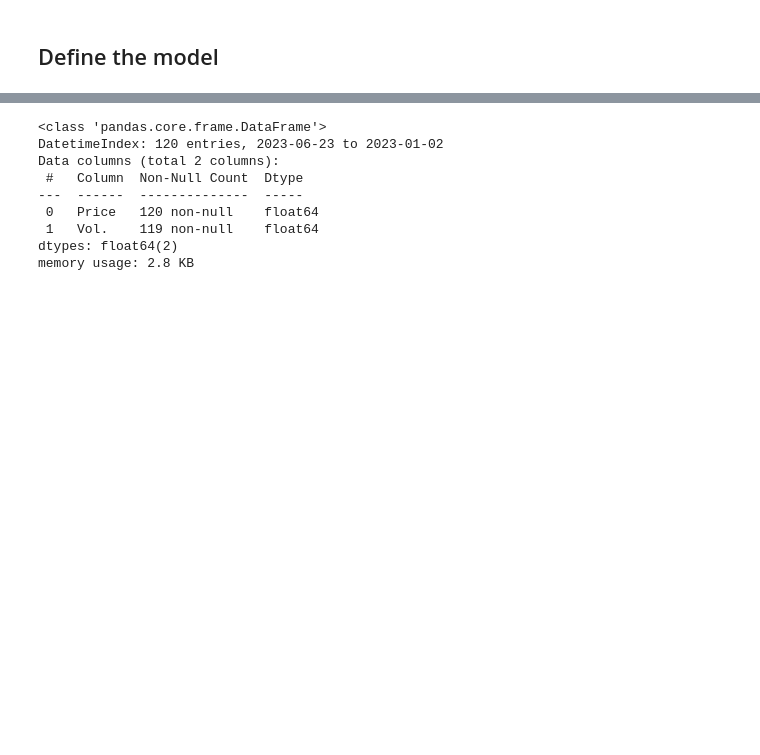
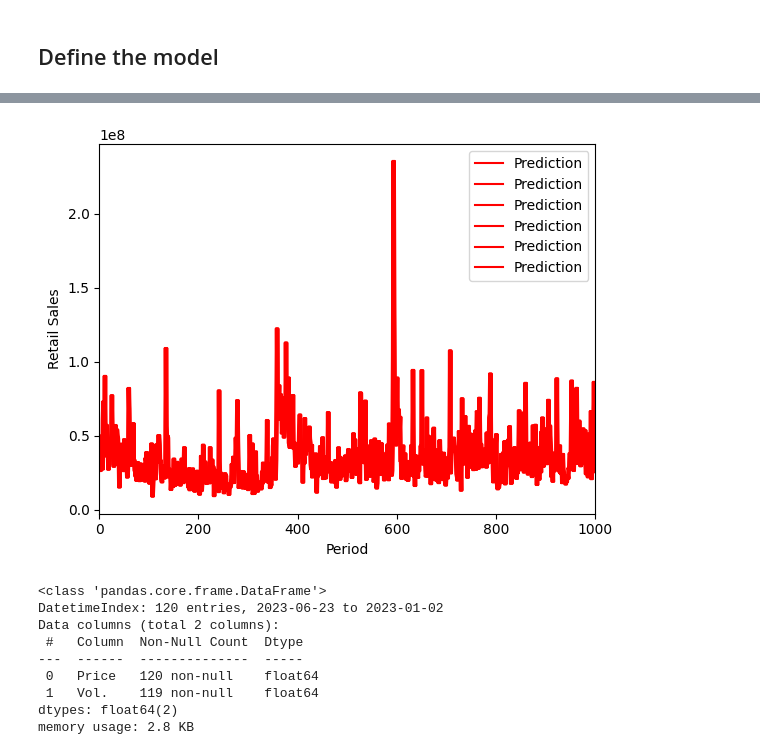
Before and after one commit to up841068/petropredict, a Jupyter notebook: PBR_predictive_model/notebooks/predictions.ipynb, the cells around one changed output, grey strips where cells are left out. Cells and saved outputs as stored; diff of their text form; code cells hidden in the pictures; blank space fills up the shorter version.

```diff
--- a/PBR_predictive_model/notebooks/predictions.ipynb
+++ b/PBR_predictive_model/notebooks/predictions.ipynb
@@ -193,3 +211,13 @@ plt.show();
+# %%
+
+plt.plot(y_pred, 'r', label="Prediction")
+plt.ylabel('Retail Sales')
+plt.xlabel('Period')
+plt.legend()
+
+plt.show();
+# %% [output]
+[figure, added]
 # %%
 df['Vol.'] = df['Vol.'].str.replace('M', '').astype('float64')*10**6
 df.info()
```
Also changed, not shown: parts of 5 cells of this notebook, 1 other file.
